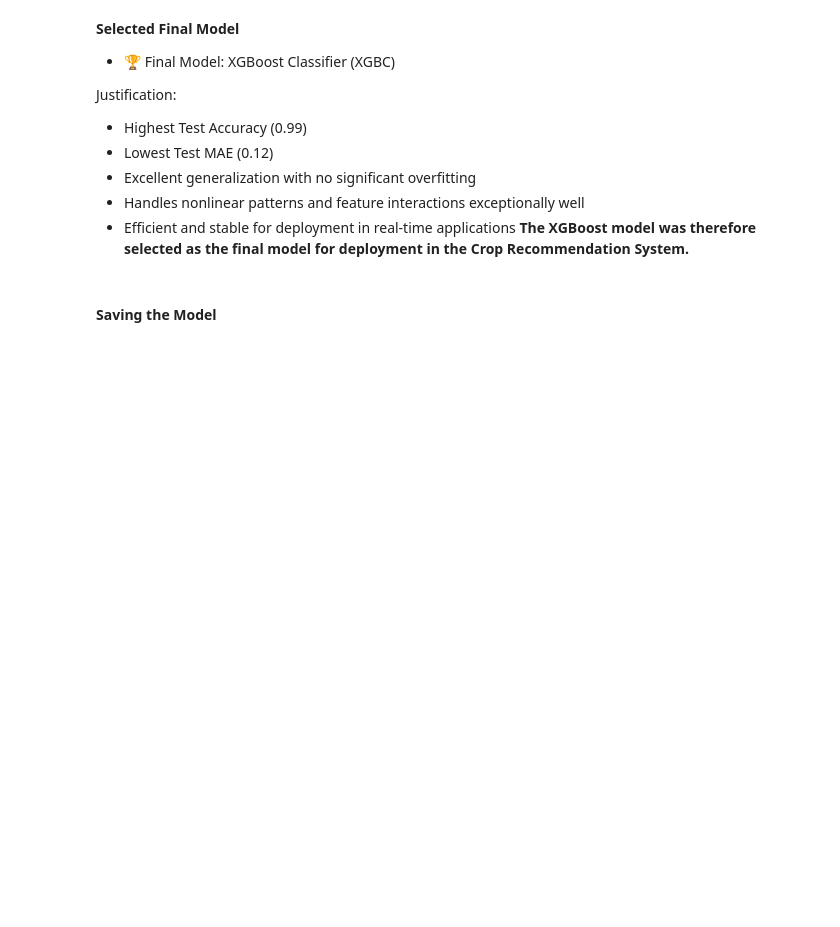
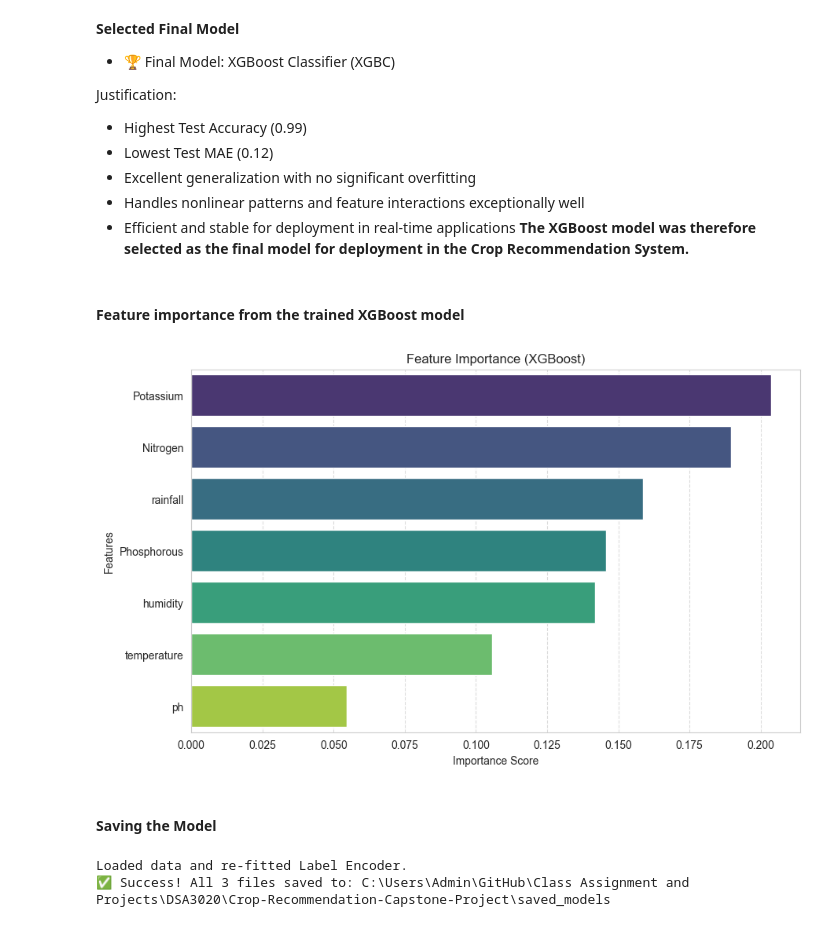
Before and after one commit to aykahsay/Crop-Recommendation-Capstone-Project, a Jupyter notebook: notebooks/02_model_training._model_selection.ipynb, the cells around one changed output. Saved outputs shown, nothing was run; the diff lists cells and outputs as text; code cells hidden in the pictures; blank space fills up the shorter version.

```diff
--- a/notebooks/02_model_training._model_selection.ipynb
+++ b/notebooks/02_model_training._model_selection.ipynb
@@ -531,5 +620,29 @@ Justification:
 - Handles nonlinear patterns and feature interactions exceptionally well
 - Efficient and stable for deployment in real-time applications
 **The XGBoost model was therefore selected as the final model for deployment in the Crop Recommendation System.**
+# %% [markdown]
+#### **Feature importance from the trained XGBoost model**
+# %%
+importance = xgb_Model.feature_importances_
+
+# 2. Create a DataFrame for plotting
+fi_df = pd.DataFrame({
+    'Feature': features,
+    'Importance': importance
+}).sort_values(by='Importance', ascending=False)
+
+# 3. Plot
+plt.figure(figsize=(10, 6))
+sns.barplot(x='Importance', y='Feature', data=fi_df, palette='viridis')
+plt.title('Feature Importance (XGBoost)')
+plt.xlabel('Importance Score')
+plt.ylabel('Features')
+plt.grid(True, axis='x', linestyle='--', alpha=0.7)
+
+# Save for report
+plt.savefig("../reports/figures/feature_importance.png", dpi=300)
+plt.show()
+# %% [output]
+[figure, added]
 # %% [markdown]
 #### **Saving the Model**
@@ -537,0 +649,27 @@ joblib.dump(model_train, "classification_model.pkl")
+# %%
+# 1. Setup Path
+save_dir = r"C:\Users\Admin\GitHub\Class Assignment and Projects\DSA3020\Crop-Recommendation-Capstone-Project\saved_models"
+os.makedirs(save_dir, exist_ok=True)
+
+# 2. Re-create the Label Encoder (Just to be safe)
+# We assume 'df' is your dataframe and has the 'label' column
+if 'df' in locals():
+    le = LabelEncoder()
+    le.fit(df['label']) # Re-learn the mappings (Rice->1, Maize->2)
+    print("Label Encoder re-fitted successfully.")
+else:
+    # If df isn't loaded, load it quickly
+    df_temp = pd.read_csv(r"C:\Users\Admin\GitHub\Class Assignment and Projects\DSA3020\Crop-Recommendation-Capstone-Project\data\Crop_recommendation.csv")
+    le = LabelEncoder()
+    le.fit(df_temp['label'])
+    print("Loaded data and re-fitted Label Encoder.")
+
+# 3. Save Everything
+joblib.dump(xgb_Model, os.path.join(save_dir, "crop_recommendation_model.pkl"))
+joblib.dump(scaler,    os.path.join(save_dir, "scaler.pkl"))
+joblib.dump(le,        os.path.join(save_dir, "label_encoder.pkl"))
+
+print(f"✅ Success! All 3 files saved to: {save_dir}")
+# %% [output]
+Loaded data and re-fitted Label Encoder.
+✅ Success! All 3 files saved to: C:\Users\Admin\GitHub\Class Assignment and Projects\DSA3020\Crop-Recommendation-Capstone-Project\saved_models
```
Also changed, not shown: parts of 31 cells of this notebook, 3 other files.
